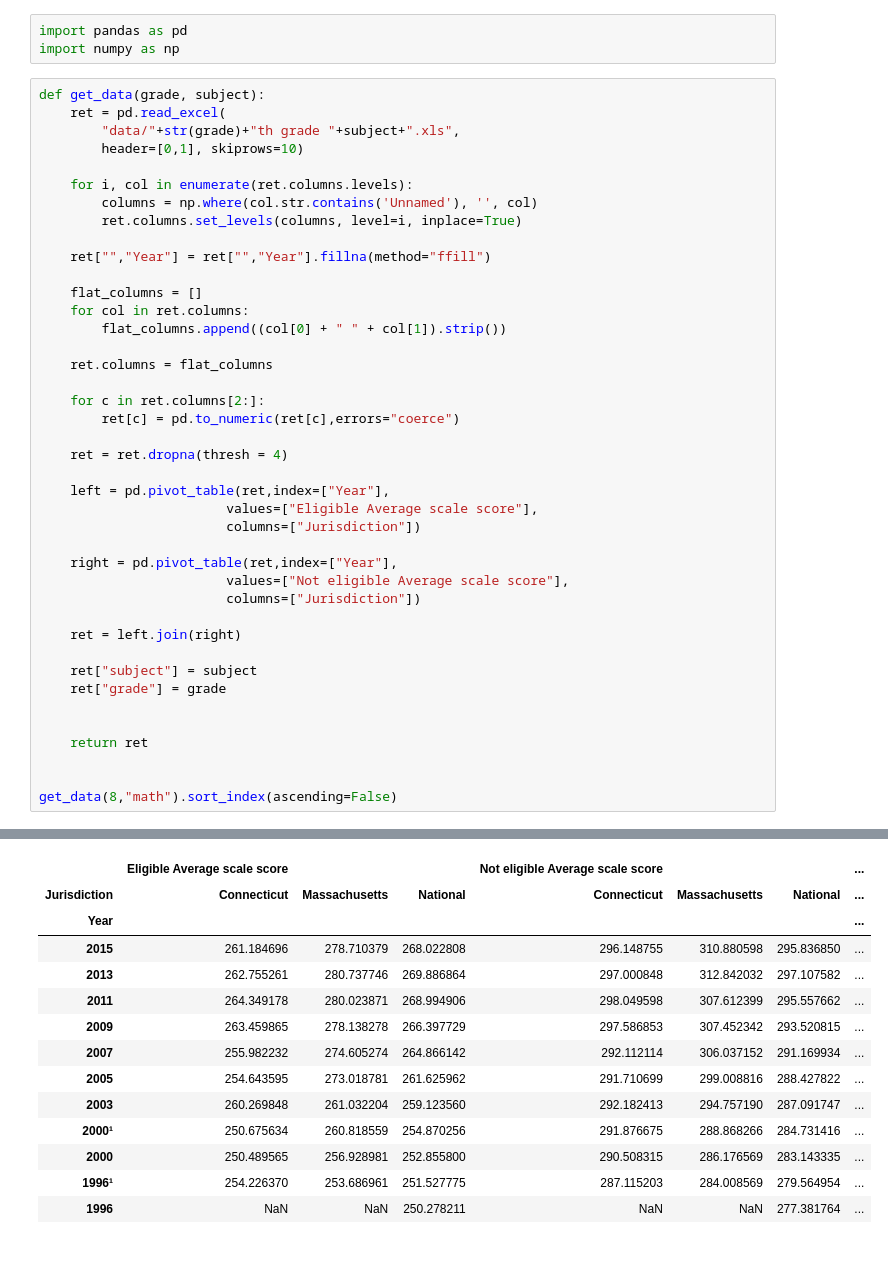
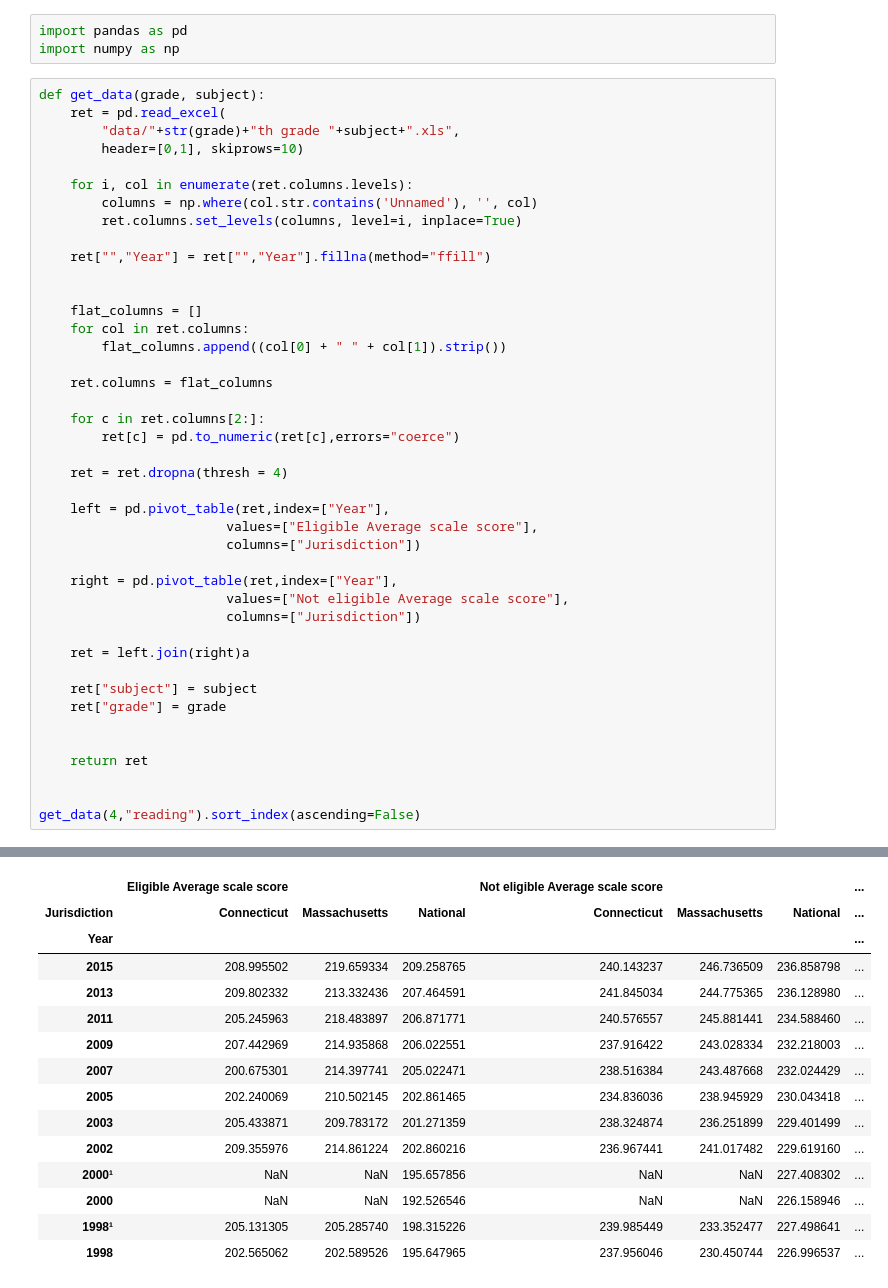
Before and after one commit to jakekara/ct-mass-low-income-comparison, a Jupyter notebook: Mass, CT low-income comparison.ipynb, the cells around one changed output, grey strips where cells are left out. Cells and saved outputs as stored; diff of their text form; blank space fills up the shorter version.

```diff
--- a/Mass, CT low-income comparison.ipynb
+++ b/Mass, CT low-income comparison.ipynb
@@ -12,6 +12,7 @@ def get_data(grade, subject):
         ret.columns.set_levels(columns, level=i, inplace=True)
 
     ret["","Year"] = ret["","Year"].fillna(method="ffill")
+
 
     flat_columns = []
     for col in ret.columns:
@@ -32,7 +33,7 @@ def get_data(grade, subject):
                         values=["Not eligible Average scale score"],
                         columns=["Jurisdiction"])
 
-    ret = left.join(right)
+    ret = left.join(right)a
 
     ret["subject"] = subject
     ret["grade"] = grade
@@ -41,5 +42,5 @@ def get_data(grade, subject):
     return ret
 
 
-get_data(8,"math").sort_index(ascending=False)
+get_data(4,"reading").sort_index(ascending=False)
 # %% [output]
@@ -46,16 +64,17 @@ get_data(8,"math").sort_index(ascending=False)
 |  | Eligible Average scale score |  |  | Not eligible Average scale score |  |  | ... |
 | Jurisdiction | Connecticut | Massachusetts | National | Connecticut | Massachusetts | National | ... |
 | Year |  |  |  |  |  |  | ... |
-| 2015 | 261.184696 | 278.710379 | 268.022808 | 296.148755 | 310.880598 | 295.836850 | ... |
-| 2013 | 262.755261 | 280.737746 | 269.886864 | 297.000848 | 312.842032 | 297.107582 | ... |
-| 2011 | 264.349178 | 280.023871 | 268.994906 | 298.049598 | 307.612399 | 295.557662 | ... |
-| 2009 | 263.459865 | 278.138278 | 266.397729 | 297.586853 | 307.452342 | 293.520815 | ... |
-| 2007 | 255.982232 | 274.605274 | 264.866142 | 292.112114 | 306.037152 | 291.169934 | ... |
-| 2005 | 254.643595 | 273.018781 | 261.625962 | 291.710699 | 299.008816 | 288.427822 | ... |
-| 2003 | 260.269848 | 261.032204 | 259.123560 | 292.182413 | 294.757190 | 287.091747 | ... |
-| 2000¹ | 250.675634 | 260.818559 | 254.870256 | 291.876675 | 288.868266 | 284.731416 | ... |
-| 2000 | 250.489565 | 256.928981 | 252.855800 | 290.508315 | 286.176569 | 283.143335 | ... |
-| 1996¹ | 254.226370 | 253.686961 | 251.527775 | 287.115203 | 284.008569 | 279.564954 | ... |
-| 1996 | NaN | NaN | 250.278211 | NaN | NaN | 277.381764 | ... |
+| 2015 | 208.995502 | 219.659334 | 209.258765 | 240.143237 | 246.736509 | 236.858798 | ... |
+| 2013 | 209.802332 | 213.332436 | 207.464591 | 241.845034 | 244.775365 | 236.128980 | ... |
+| 2011 | 205.245963 | 218.483897 | 206.871771 | 240.576557 | 245.881441 | 234.588460 | ... |
+| 2009 | 207.442969 | 214.935868 | 206.022551 | 237.916422 | 243.028334 | 232.218003 | ... |
+| 2007 | 200.675301 | 214.397741 | 205.022471 | 238.516384 | 243.487668 | 232.024429 | ... |
+| 2005 | 202.240069 | 210.502145 | 202.861465 | 234.836036 | 238.945929 | 230.043418 | ... |
+| 2003 | 205.433871 | 209.783172 | 201.271359 | 238.324874 | 236.251899 | 229.401499 | ... |
+| 2002 | 209.355976 | 214.861224 | 202.860216 | 236.967441 | 241.017482 | 229.619160 | ... |
+| 2000¹ | NaN | NaN | 195.657856 | NaN | NaN | 227.408302 | ... |
+| 2000 | NaN | NaN | 192.526546 | NaN | NaN | 226.158946 | ... |
+| 1998¹ | 205.131305 | 205.285740 | 198.315226 | 239.985449 | 233.352477 | 227.498641 | ... |
+| 1998 | 202.565062 | 202.589526 | 195.647965 | 237.956046 | 230.450744 | 226.996537 | ... |
 # %%
 import matplotlib
```
Also changed, not shown: parts of 13 cells of this notebook, 13 other files.
